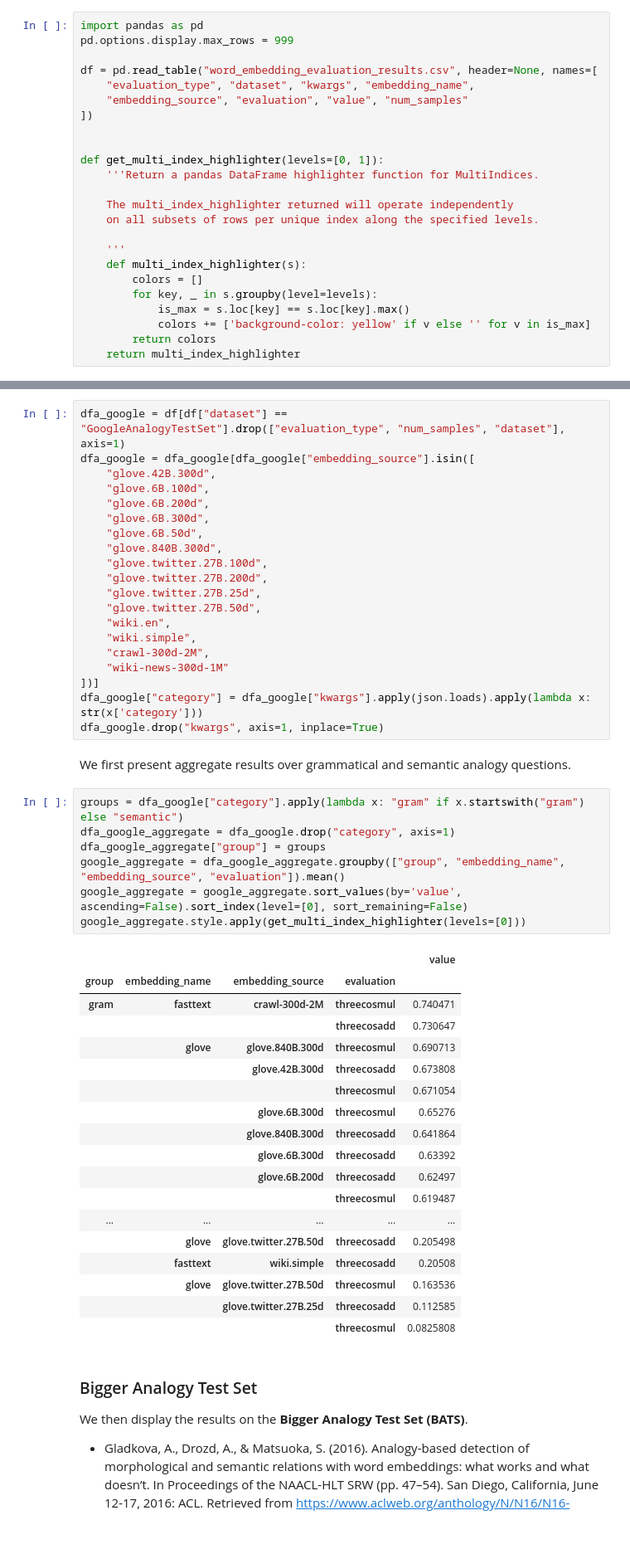
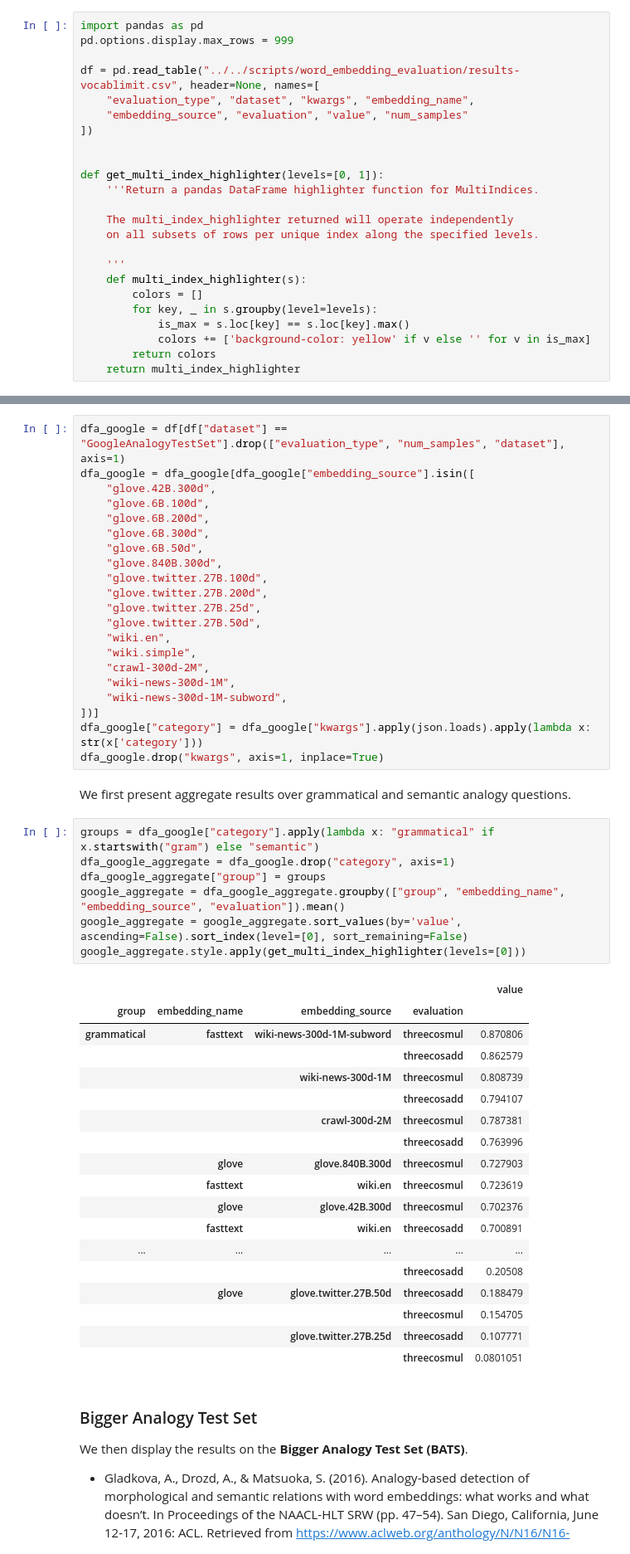
Before and after one commit to dmlc/gluon-nlp, a Jupyter notebook: docs/examples/word_embedding_evaluation.ipynb, the cells around one changed output, grey strips where cells are left out. Shown at 83% size. Drawn from its saved outputs; the diff is of its cells as text.

```diff
--- a/docs/examples/word_embedding_evaluation.ipynb
+++ b/docs/examples/word_embedding_evaluation.ipynb
@@ -215,7 +215,7 @@ We first load the CSV file containing the results and define a highlighter funct
 import pandas as pd
 pd.options.display.max_rows = 999
 
-df = pd.read_table("word_embedding_evaluation_results.csv", header=None, names=[
+df = pd.read_table("../../scripts/word_embedding_evaluation/results-vocablimit.csv", header=None, names=[
     "evaluation_type", "dataset", "kwargs", "embedding_name",
     "embedding_source", "evaluation", "value", "num_samples"
 ])
@@ -339,38 +335,39 @@ dfa_google = dfa_google[dfa_google["embedding_source"].isin([
     "wiki.en",
     "wiki.simple",
     "crawl-300d-2M",
-    "wiki-news-300d-1M"
+    "wiki-news-300d-1M",
+    "wiki-news-300d-1M-subword",
 ])]
 dfa_google["category"] = dfa_google["kwargs"].apply(json.loads).apply(lambda x: str(x['category']))
 dfa_google.drop("kwargs", axis=1, inplace=True)
 # %% [markdown]
 We first present aggregate results over grammatical and semantic analogy questions.
 # %%
-groups = dfa_google["category"].apply(lambda x: "gram" if x.startswith("gram") else "semantic")
+groups = dfa_google["category"].apply(lambda x: "grammatical" if x.startswith("gram") else "semantic")
 dfa_google_aggregate = dfa_google.drop("category", axis=1)
 dfa_google_aggregate["group"] = groups
 google_aggregate = dfa_google_aggregate.groupby(["group", "embedding_name", "embedding_source", "evaluation"]).mean()
 google_aggregate = google_aggregate.sort_values(by='value', ascending=False).sort_index(level=[0], sort_remaining=False)
 google_aggregate.style.apply(get_multi_index_highlighter(levels=[0]))
 # %% [output]
 |  |  |  |  | value |
 | group | embedding_name | embedding_source | evaluation |  |
-| gram | fasttext | crawl-300d-2M | threecosmul | 0.740471 |
-|  |  |  | threecosadd | 0.730647 |
-|  | glove | glove.840B.300d | threecosmul | 0.690713 |
-|  |  | glove.42B.300d | threecosadd | 0.673808 |
-|  |  |  | threecosmul | 0.671054 |
-|  |  | glove.6B.300d | threecosmul | 0.65276 |
-|  |  | glove.840B.300d | threecosadd | 0.641864 |
-|  |  | glove.6B.300d | threecosadd | 0.63392 |
-|  |  | glove.6B.200d | threecosadd | 0.62497 |
-|  |  |  | threecosmul | 0.619487 |
+| grammatical | fasttext | wiki-news-300d-1M-subword | threecosmul | 0.870806 |
+|  |  |  | threecosadd | 0.862579 |
+|  |  | wiki-news-300d-1M | threecosmul | 0.808739 |
+|  |  |  | threecosadd | 0.794107 |
+|  |  | crawl-300d-2M | threecosmul | 0.787381 |
+|  |  |  | threecosadd | 0.763996 |
+|  | glove | glove.840B.300d | threecosmul | 0.727903 |
+|  | fasttext | wiki.en | threecosmul | 0.723619 |
+|  | glove | glove.42B.300d | threecosmul | 0.702376 |
+|  | fasttext | wiki.en | threecosadd | 0.700891 |
 | ... | ... | ... | ... | ... |
-|  | glove | glove.twitter.27B.50d | threecosadd | 0.205498 |
-|  | fasttext | wiki.simple | threecosadd | 0.20508 |
-|  | glove | glove.twitter.27B.50d | threecosmul | 0.163536 |
-|  |  | glove.twitter.27B.25d | threecosadd | 0.112585 |
-|  |  |  | threecosmul | 0.0825808 |
+|  |  |  | threecosadd | 0.20508 |
+|  | glove | glove.twitter.27B.50d | threecosadd | 0.188479 |
+|  |  |  | threecosmul | 0.154705 |
+|  |  | glove.twitter.27B.25d | threecosadd | 0.107771 |
+|  |  |  | threecosmul | 0.0801051 |
 # %% [markdown]
 ### Bigger Analogy Test Set
 We then display the results on the **Bigger Analogy Test Set (BATS)**.
```
Also changed, not shown: parts of 13 cells of this notebook, 3 other files.
